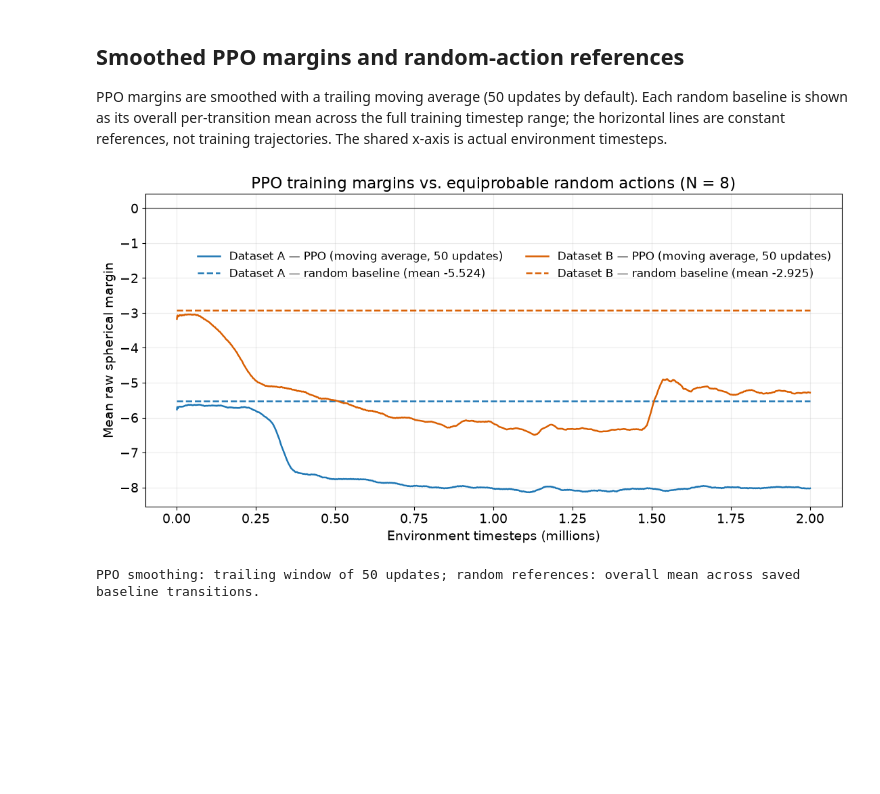
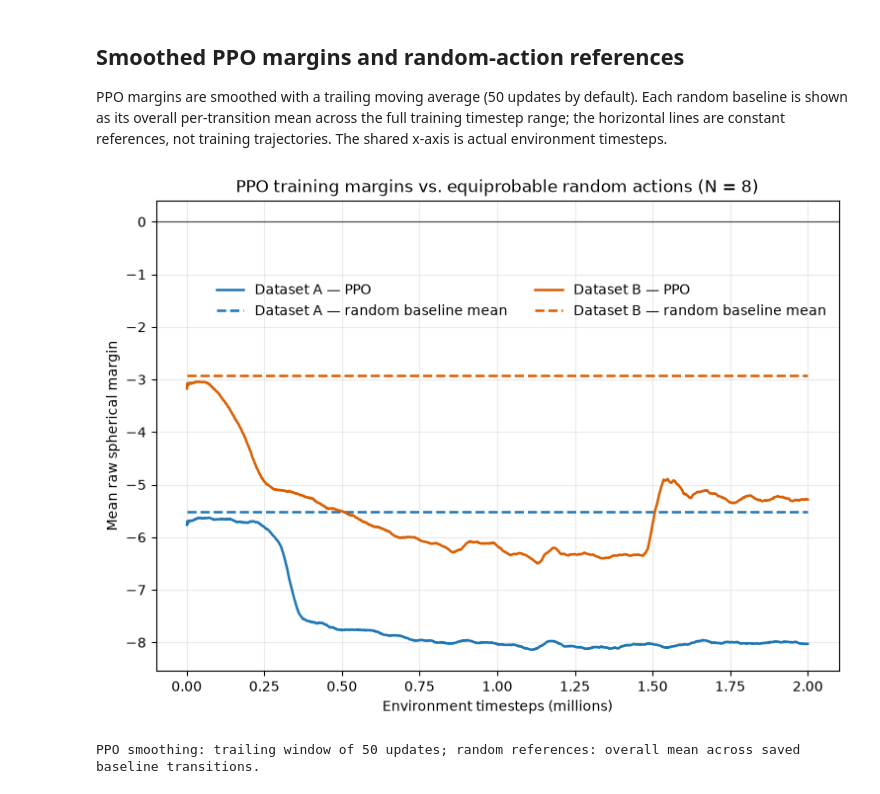
Before and after one commit to Caioriqui/AI-testing-in-Flag-Manifolds, a Jupyter notebook: notebooks/03_training_history_comparison_Nfixed8_simple.ipynb, the cells around one changed output. Cells and saved outputs as stored; diff of their text form; code cells hidden in the pictures; blank space fills up the shorter version.

Commit message:
Graph adjusting in 03

```diff
--- a/notebooks/03_training_history_comparison_Nfixed8_simple.ipynb
+++ b/notebooks/03_training_history_comparison_Nfixed8_simple.ipynb
@@ -247,49 +247,49 @@ PPO margins are smoothed with a trailing moving average (50 updates by default).
 # %%
 MOVING_AVERAGE_UPDATES = 50
 
-with plt.rc_context({'font.size': 14}):
-    fig, ax = plt.subplots(figsize=(11, 5.5), constrained_layout=True)
-    random_means = baseline_data.groupby("dataset")["margin"].mean()
 
-    for dataset_name, dataset_code in (("Dataset A", "A"), ("Dataset B", "B")):
-        history = histories[dataset_name]
-        timesteps = history["timesteps"]
-        margin = pd.Series(history["margin"])
-        smoothed_margin = margin.rolling(
-            window=MOVING_AVERAGE_UPDATES,
-            min_periods=1,
-        ).mean()
-        color = colors[dataset_name]
+fig, ax = plt.subplots(figsize=(7.5, 5.5), constrained_layout=True)
+random_means = baseline_data.groupby("dataset")["margin"].mean()
 
-        ax.plot(
-            timesteps / 1_000_000,
-            smoothed_margin,
-            color=color,
-            linewidth=1.8,
-            label=f"{dataset_name} — PPO (moving average, {MOVING_AVERAGE_UPDATES} updates)",
-        )
-        baseline_mean = float(random_means[dataset_code])
-        ax.plot(
-            [timesteps[0] / 1_000_000, timesteps[-1] / 1_000_000],
-            [baseline_mean, baseline_mean],
-            color=color,
-            linestyle="--",
-            linewidth=1.8,
-            label=f"{dataset_name} — random baseline (mean {baseline_mean:+.3f})",
-        )
+for dataset_name, dataset_code in (("Dataset A", "A"), ("Dataset B", "B")):
+    history = histories[dataset_name]
+    timesteps = history["timesteps"]
+    margin = pd.Series(history["margin"])
+    smoothed_margin = margin.rolling(
+        window=MOVING_AVERAGE_UPDATES,
+        min_periods=1,
+    ).mean()
+    color = colors[dataset_name]
 
-    ax.axhline(0, color="black", linewidth=0.9, alpha=0.65)
-    ax.set_xlabel("Environment timesteps (millions)")
-    ax.set_ylabel("Mean raw spherical margin")
-    ax.set_title("PPO training margins vs. equiprobable random actions (N = 8)")
-    ax.grid(alpha=0.25)
-    ax.legend(frameon=False, ncol=2, fontsize=12, loc="upper right", bbox_to_anchor=(1.0, 0.85))
-    plt.show()
+    ax.plot(
+        timesteps / 1_000_000,
+        smoothed_margin,
+        color=color,
+        linewidth=1.8,
+        label=f"{dataset_name} — PPO",
+    )
+    baseline_mean = float(random_means[dataset_code])
+    ax.plot(
+        [timesteps[0] / 1_000_000, timesteps[-1] / 1_000_000],
+        [baseline_mean, baseline_mean],
+        color=color,
+        linestyle="--",
+        linewidth=1.8,
+        label=f"{dataset_name} — random baseline mean",
+    )
+
+ax.axhline(0, color="black", linewidth=0.9, alpha=0.65)
+ax.set_xlabel("Environment timesteps (millions)")
+ax.set_ylabel("Mean raw spherical margin")
+ax.set_title("PPO training margins vs. equiprobable random actions (N = 8)")
+ax.grid(alpha=0.25)
+ax.legend(frameon=False, ncol=2, loc="upper right", bbox_to_anchor=(1.0, 0.85))
+plt.show()
 
 print(
     f"PPO smoothing: trailing window of {MOVING_AVERAGE_UPDATES} updates; "
     "random references: overall mean across saved baseline transitions."
 )
 # %% [output]
-[figure, old version]
+[figure, new version]
 PPO smoothing: trailing window of 50 updates; random references: overall mean across saved baseline transitions.
```
